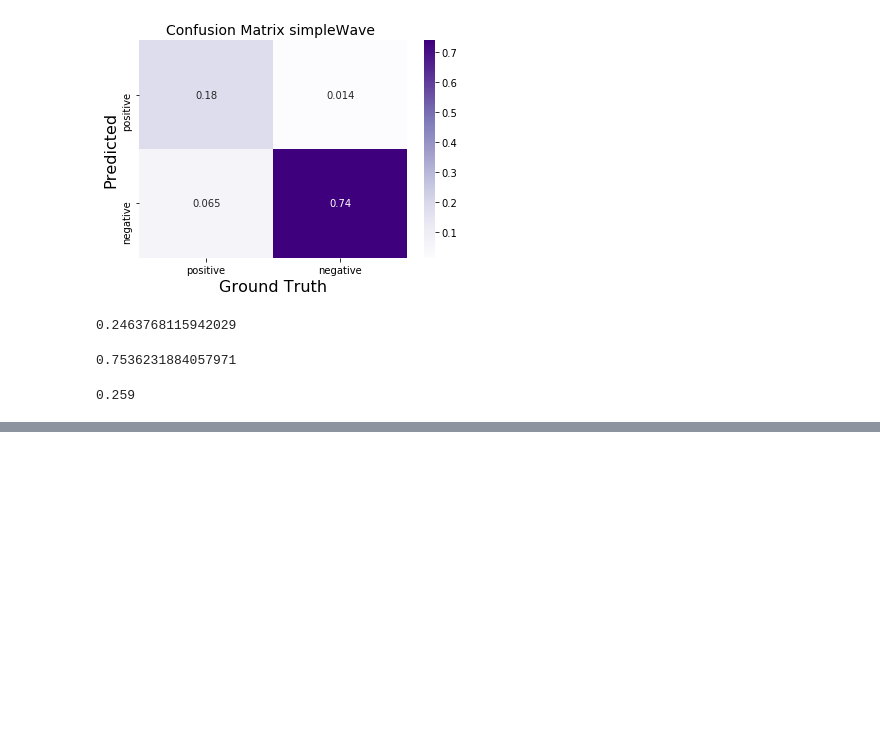
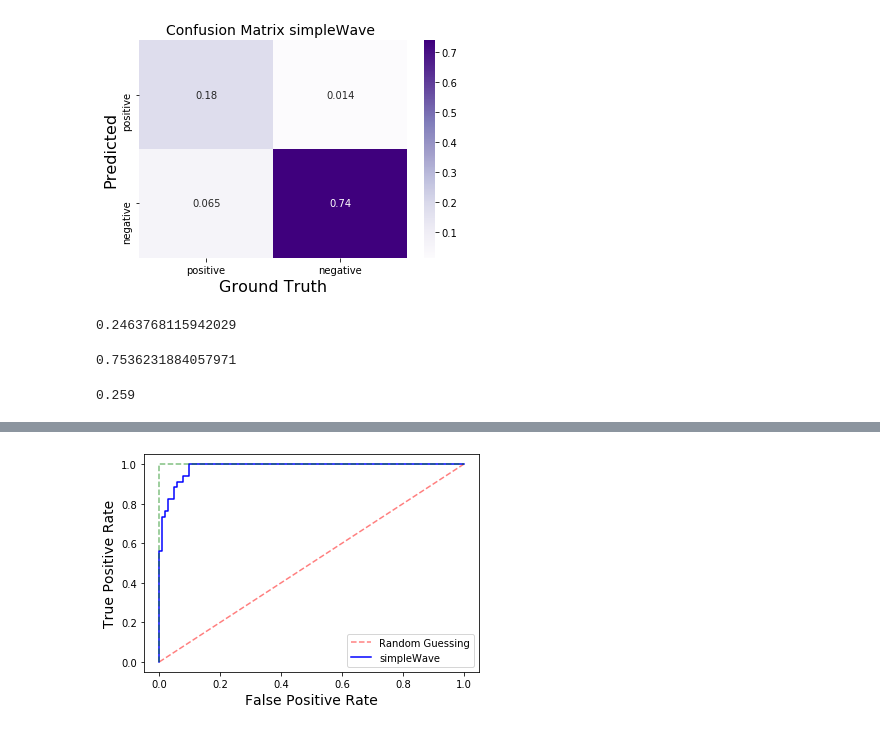
Before and after one commit to Iguanacolossus/Capstone3-TBA, a Jupyter notebook: notebooks/HAR-classification.ipynb, the cells around one changed output, grey strips where cells are left out. Drawn from its saved outputs; the diff is of its cells as text; code cells hidden in the pictures; blank space fills up the shorter version.

```diff
--- a/notebooks/HAR-classification.ipynb
+++ b/notebooks/HAR-classification.ipynb
@@ -998,0 +1123,20 @@ len(y_hold[y_hold==0])/len(y_hold)
+# %%
+simpleWave = keras.models.load_model('../models/simpleWave.h5')
+# %%
+proba = simpleWave.predict_proba(rho_phi)
+# %%
+fpr,tpr, thresholds = roc_curve(y_hold, proba)
+# %%
+def ROC(y_holdout, proba):
+    fpr,tpr, thresholds = roc_curve(y_hold, proba)
+    plt.plot([0,1],[0,1],linestyle='--',color='red',label='Random Guessing',alpha=.5)
+    plt.plot(fpr,tpr, label='simpleWave',color='blue')
+
+    plt.plot([0,0,1],[0,1,1],linestyle='--',color='green', alpha=.5)
+    plt.xlabel('False Positive Rate',size=14)
+    plt.ylabel('True Positive Rate',size=14)
+    plt.legend()
+# %%
+ROC(y_hold,proba)
+# %% [output]
+[figure, added]
```
Also changed, not shown: parts of 21 cells of this notebook, 10 other files.
